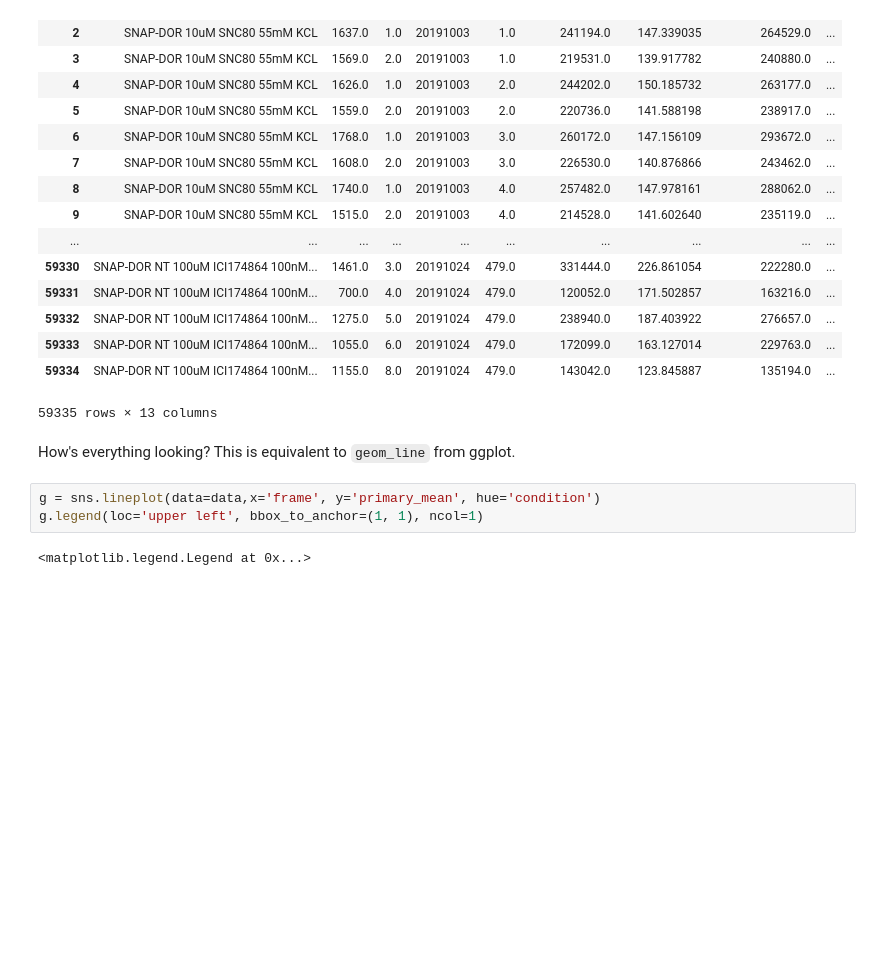
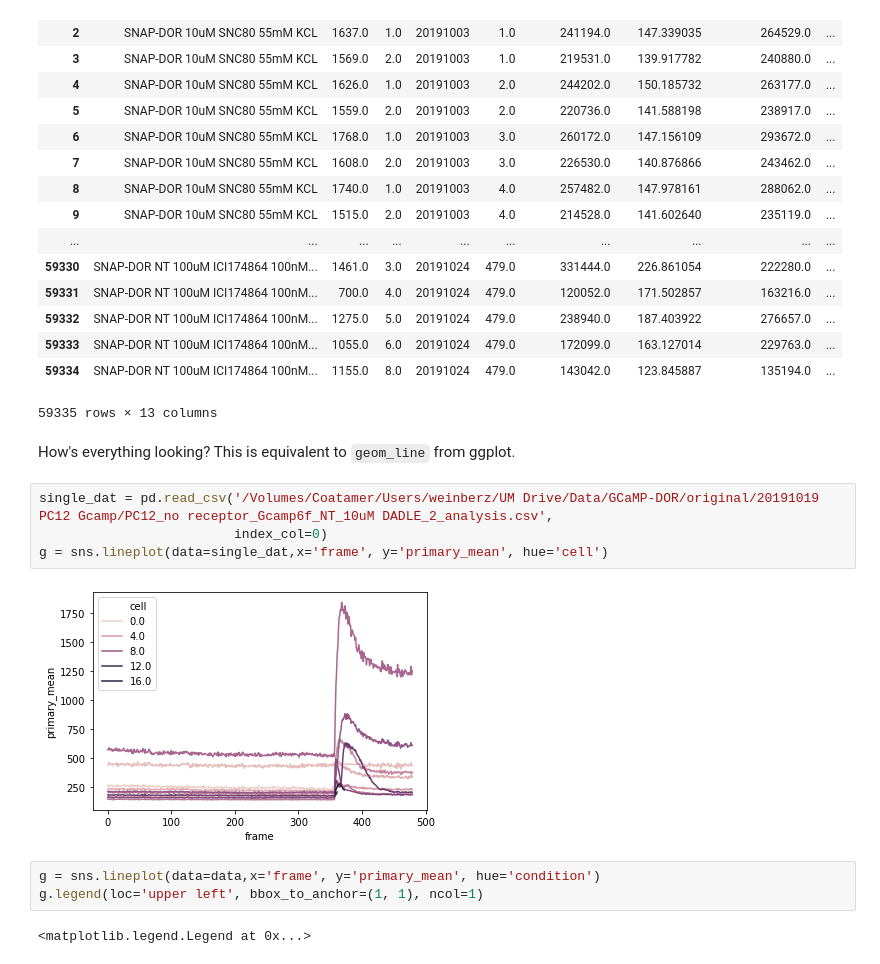
Before and after one commit to weinberz/gcamp-analysis, a Jupyter notebook: gcamp_analysis.ipynb, the cells around one changed output. Drawn from its saved outputs; the diff is of its cells as text; blank space fills up the shorter version.

```diff
--- a/gcamp_analysis.ipynb
+++ b/gcamp_analysis.ipynb
@@ -103,6 +104,12 @@ data
 59335 rows × 13 columns
 # %% [markdown]
 How's everything looking? This is equivalent to `geom_line` from ggplot.
+# %%
+single_dat = pd.read_csv('/Volumes/Coatamer/Users/weinberz/UM Drive/Data/GCaMP-DOR/original/20191019 PC12 Gcamp/PC12_no receptor_Gcamp6f_NT_10uM DADLE_2_analysis.csv',
+                         index_col=0)
+g = sns.lineplot(data=single_dat,x='frame', y='primary_mean', hue='cell')
+# %% [output]
+[figure, added]
 # %%
 g = sns.lineplot(data=data,x='frame', y='primary_mean', hue='condition')
 g.legend(loc='upper left', bbox_to_anchor=(1, 1), ncol=1)
```
Also changed, not shown: parts of 2 cells of this notebook.
